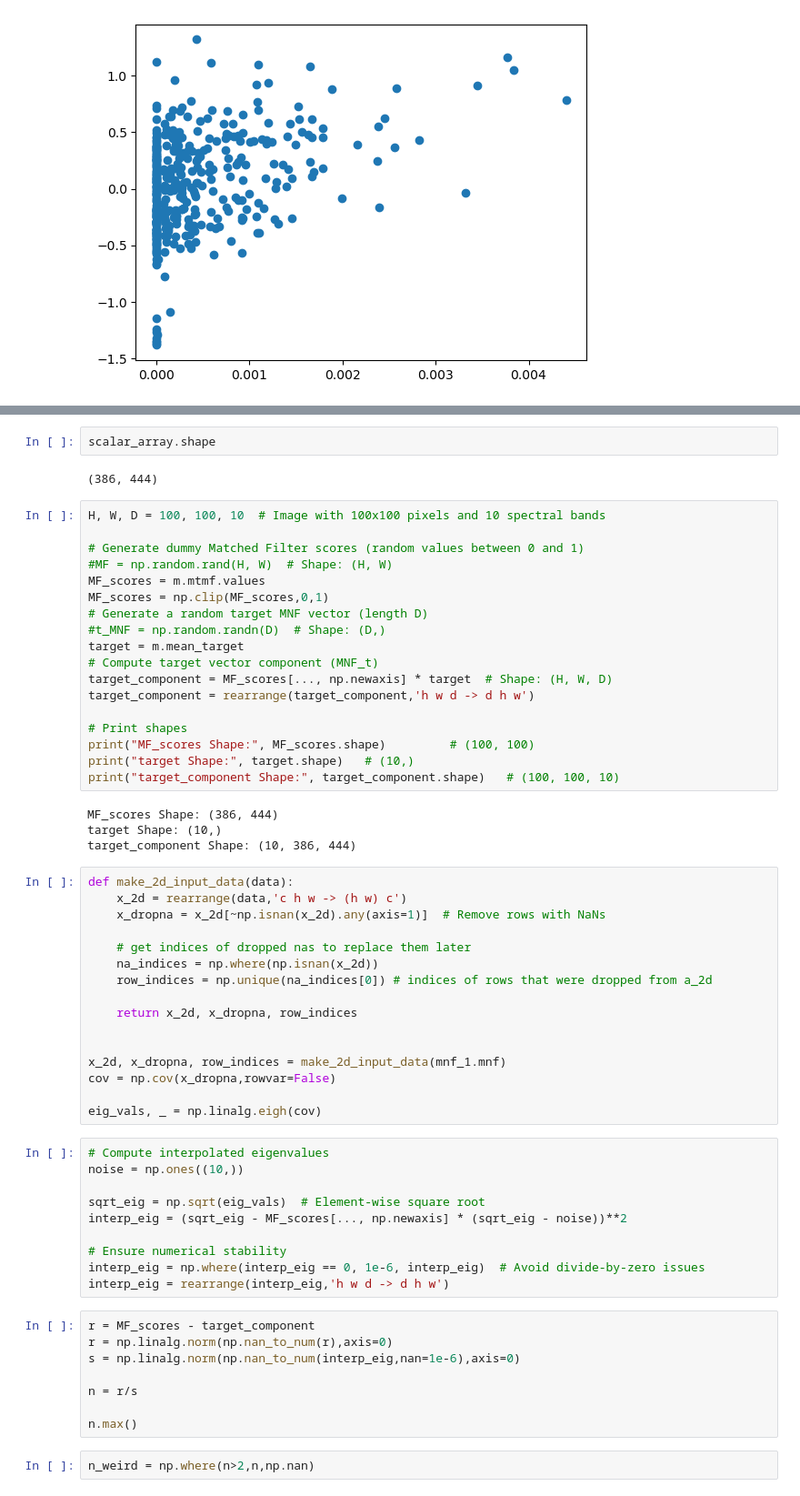
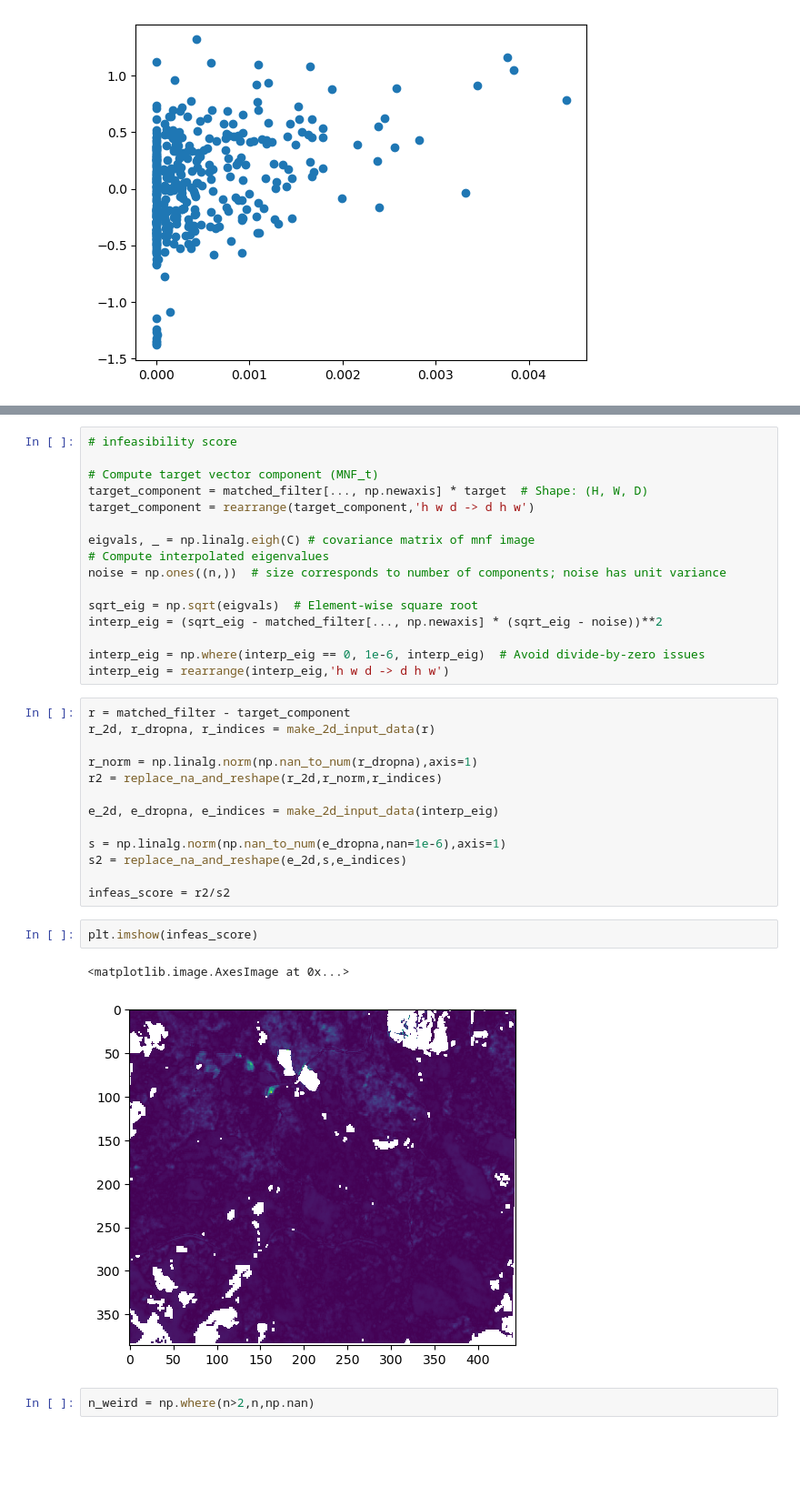
Before and after one commit to rosehanuy/beech-catskills, a Jupyter notebook: data_stack.ipynb, the cells around one changed output, grey strips where cells are left out. Shown at 91% size. Cells and saved outputs as stored; diff of their text form; blank space fills up the shorter version.

Commit message:
infeasibility score

```diff
--- a/data_stack.ipynb
+++ b/data_stack.ipynb
@@ -1142,63 +928,37 @@ np.float64(2.640095665515866e-12)
-# %%
-scalar_array.shape
-# %% [output]
-(386, 444)
-# %%
-H, W, D = 100, 100, 10  # Image with 100x100 pixels and 10 spectral bands
-
-# Generate dummy Matched Filter scores (random values between 0 and 1)
-#MF = np.random.rand(H, W)  # Shape: (H, W)
-MF_scores = m.mtmf.values
-MF_scores = np.clip(MF_scores,0,1)
-# Generate a random target MNF vector (length D)
-#t_MNF = np.random.randn(D)  # Shape: (D,)
-target = m.mean_target
-# Compute target vector component (MNF_t)
-target_component = MF_scores[..., np.newaxis] * target  # Shape: (H, W, D)
-target_component = rearrange(target_component,'h w d -> d h w')
-
-# Print shapes
-print("MF_scores Shape:", MF_scores.shape)         # (100, 100)
-print("target Shape:", target.shape)   # (10,)
-print("target_component Shape:", target_component.shape)   # (100, 100, 10)
-# %% [output]
-MF_scores Shape: (386, 444)
-target Shape: (10,)
-target_component Shape: (10, 386, 444)
-# %%
-def make_2d_input_data(data):
-    x_2d = rearrange(data,'c h w -> (h w) c')
-    x_dropna = x_2d[~np.isnan(x_2d).any(axis=1)]  # Remove rows with NaNs
-
-    # get indices of dropped nas to replace them later
-    na_indices = np.where(np.isnan(x_2d))
-    row_indices = np.unique(na_indices[0]) # indices of rows that were dropped from a_2d
-
-    return x_2d, x_dropna, row_indices
-
-
-x_2d, x_dropna, row_indices = make_2d_input_data(mnf_1.mnf)
-cov = np.cov(x_dropna,rowvar=False)
-
-eig_vals, _ = np.linalg.eigh(cov)
 # %%
+# infeasibility score
+
+# Compute target vector component (MNF_t)
+target_component = matched_filter[..., np.newaxis] * target  # Shape: (H, W, D)
+target_component = rearrange(target_component,'h w d -> d h w')
+
+eigvals, _ = np.linalg.eigh(C) # covariance matrix of mnf image
 # Compute interpolated eigenvalues
-noise = np.ones((10,))
+noise = np.ones((n,))  # size corresponds to number of components; noise has unit variance
 
-sqrt_eig = np.sqrt(eig_vals)  # Element-wise square root
-interp_eig = (sqrt_eig - MF_scores[..., np.newaxis] * (sqrt_eig - noise))**2
+sqrt_eig = np.sqrt(eigvals)  # Element-wise square root
+interp_eig = (sqrt_eig - matched_filter[..., np.newaxis] * (sqrt_eig - noise))**2
 
-# Ensure numerical stability
 interp_eig = np.where(interp_eig == 0, 1e-6, interp_eig)  # Avoid divide-by-zero issues
 interp_eig = rearrange(interp_eig,'h w d -> d h w')
 # %%
-r = MF_scores - target_component
-r = np.linalg.norm(np.nan_to_num(r),axis=0)
-s = np.linalg.norm(np.nan_to_num(interp_eig,nan=1e-6),axis=0)
+r = matched_filter - target_component
+r_2d, r_dropna, r_indices = make_2d_input_data(r)
 
-n = r/s
+r_norm = np.linalg.norm(np.nan_to_num(r_dropna),axis=1)
+r2 = replace_na_and_reshape(r_2d,r_norm,r_indices)
 
-n.max()
+e_2d, e_dropna, e_indices = make_2d_input_data(interp_eig)
+
+s = np.linalg.norm(np.nan_to_num(e_dropna,nan=1e-6),axis=1)
+s2 = replace_na_and_reshape(e_2d,s,e_indices)
+
+infeas_score = r2/s2
+# %%
+plt.imshow(infeas_score)
+# %% [output]
+<matplotlib.image.AxesImage at 0x...>
+[figure, added]
 # %%
 n_weird = np.where(n>2,n,np.nan)
 # %%
```
Also changed, not shown: parts of 17 cells of this notebook.
